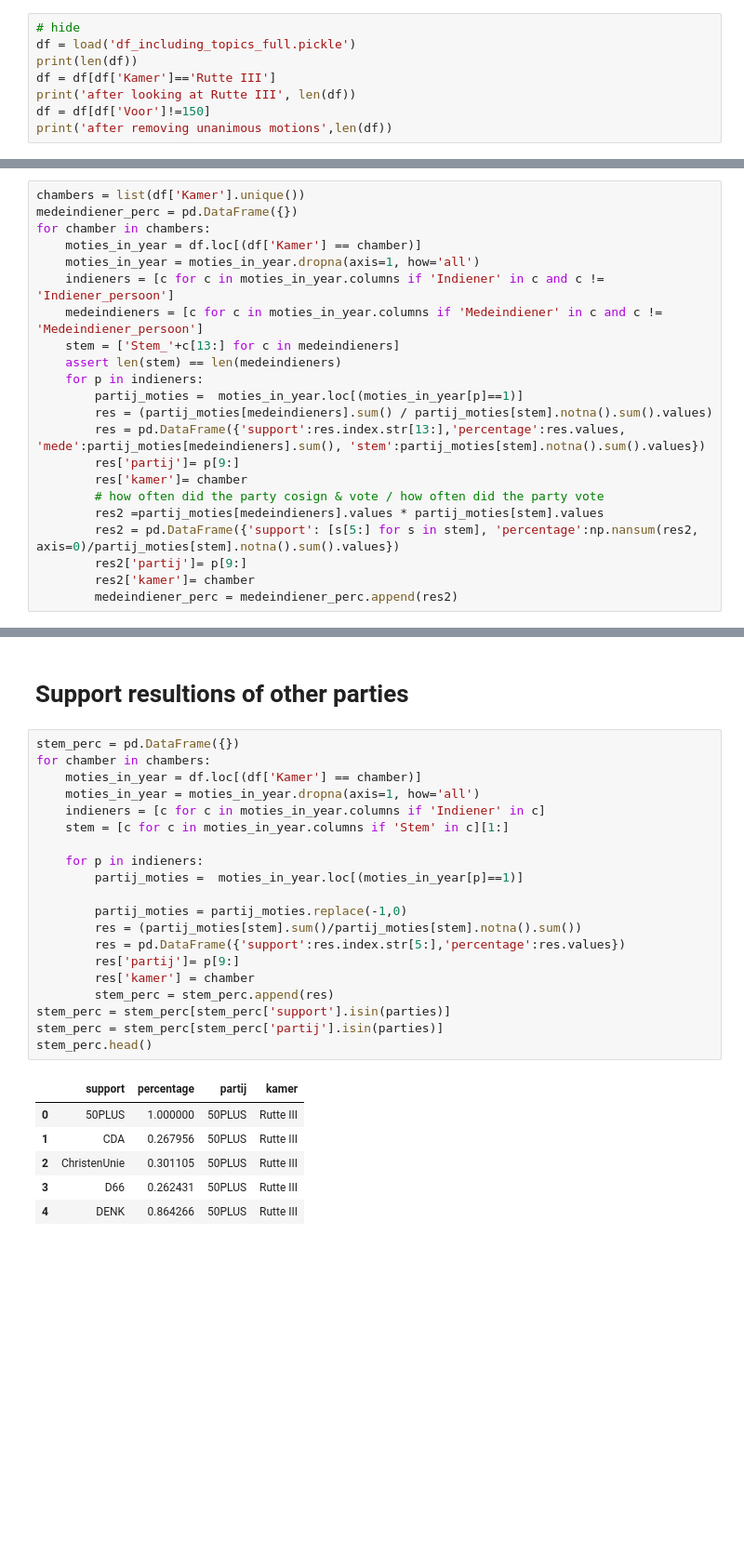
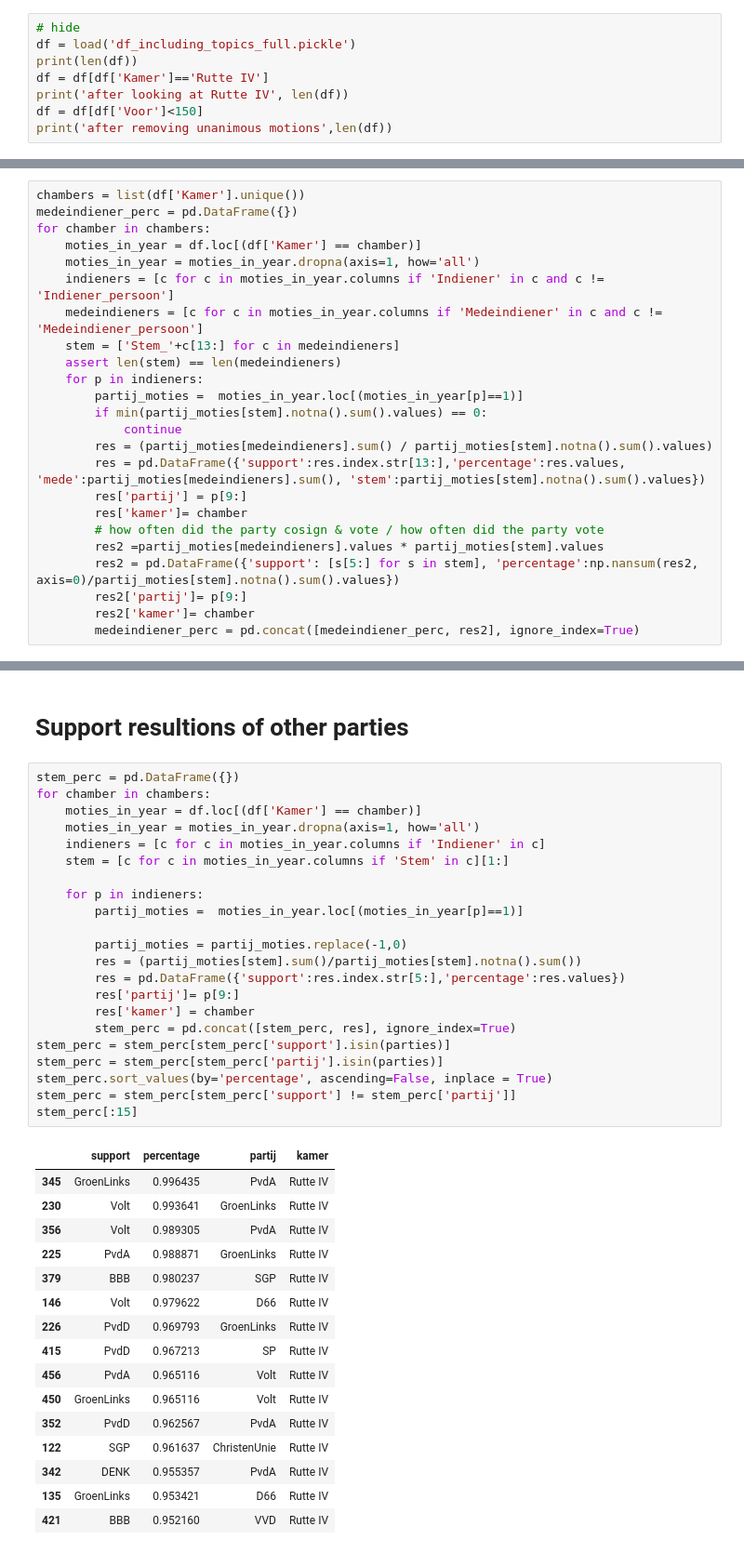
Before and after one commit to jvanelteren/kamermoties, a Jupyter notebook: 5_party-similarity.ipynb, the cells around one changed output, grey strips where cells are left out. Shown at 93% size. Saved outputs shown, nothing was run; the diff lists cells and outputs as text; blank space fills up the shorter version.

```diff
--- a/5_party-similarity.ipynb
+++ b/5_party-similarity.ipynb
@@ -68,8 +42,8 @@ party_size = {k: v*100 for k,v in party_size.items()}
 # hide
 df = load('df_including_topics_full.pickle')
 print(len(df))
-df = df[df['Kamer']=='Rutte III']
-print('after looking at Rutte III', len(df))
-df = df[df['Voor']!=150]
+df = df[df['Kamer']=='Rutte IV']
+print('after looking at Rutte IV', len(df))
+df = df[df['Voor']<150]
 print('after removing unanimous motions',len(df))
 # %% [output]
@@ -161,14 +135,16 @@ for chamber in chambers:
     assert len(stem) == len(medeindieners)
     for p in indieners:
         partij_moties =  moties_in_year.loc[(moties_in_year[p]==1)]
+        if min(partij_moties[stem].notna().sum().values) == 0:
+            continue
         res = (partij_moties[medeindieners].sum() / partij_moties[stem].notna().sum().values)
         res = pd.DataFrame({'support':res.index.str[13:],'percentage':res.values, 'mede':partij_moties[medeindieners].sum(), 'stem':partij_moties[stem].notna().sum().values})
-        res['partij']= p[9:]
+        res['partij'] = p[9:]
         res['kamer']= chamber
         # how often did the party cosign & vote / how often did the party vote
         res2 =partij_moties[medeindieners].values * partij_moties[stem].values
         res2 = pd.DataFrame({'support': [s[5:] for s in stem], 'percentage':np.nansum(res2, axis=0)/partij_moties[stem].notna().sum().values})
         res2['partij']= p[9:]
         res2['kamer']= chamber
-        medeindiener_perc = medeindiener_perc.append(res2)
+        medeindiener_perc = pd.concat([medeindiener_perc, res2], ignore_index=True)
 # %%
@@ -241,30 +244,42 @@ for graphviz_type in ['neato']:
 # %%
 stem_perc = pd.DataFrame({})
 for chamber in chambers:
     moties_in_year = df.loc[(df['Kamer'] == chamber)]
     moties_in_year = moties_in_year.dropna(axis=1, how='all')
     indieners = [c for c in moties_in_year.columns if 'Indiener' in c]
     stem = [c for c in moties_in_year.columns if 'Stem' in c][1:]
 
     for p in indieners:
         partij_moties =  moties_in_year.loc[(moties_in_year[p]==1)]
 
         partij_moties = partij_moties.replace(-1,0)
         res = (partij_moties[stem].sum()/partij_moties[stem].notna().sum())
         res = pd.DataFrame({'support':res.index.str[5:],'percentage':res.values})
         res['partij']= p[9:]
         res['kamer'] = chamber
-        stem_perc = stem_perc.append(res)
+        stem_perc = pd.concat([stem_perc, res], ignore_index=True)
 stem_perc = stem_perc[stem_perc['support'].isin(parties)]
 stem_perc = stem_perc[stem_perc['partij'].isin(parties)]
-stem_perc.head()
+stem_perc.sort_values(by='percentage', ascending=False, inplace = True)
+stem_perc = stem_perc[stem_perc['support'] != stem_perc['partij']]
+stem_perc[:15]
 # %% [output]
 |  | support | percentage | partij | kamer |
-| 0 | 50PLUS | 1.000000 | 50PLUS | Rutte III |
-| 1 | CDA | 0.267956 | 50PLUS | Rutte III |
-| 2 | ChristenUnie | 0.301105 | 50PLUS | Rutte III |
-| 3 | D66 | 0.262431 | 50PLUS | Rutte III |
-| 4 | DENK | 0.864266 | 50PLUS | Rutte III |
+| 345 | GroenLinks | 0.996435 | PvdA | Rutte IV |
+| 230 | Volt | 0.993641 | GroenLinks | Rutte IV |
+| 356 | Volt | 0.989305 | PvdA | Rutte IV |
+| 225 | PvdA | 0.988871 | GroenLinks | Rutte IV |
+| 379 | BBB | 0.980237 | SGP | Rutte IV |
+| 146 | Volt | 0.979622 | D66 | Rutte IV |
+| 226 | PvdD | 0.969793 | GroenLinks | Rutte IV |
+| 415 | PvdD | 0.967213 | SP | Rutte IV |
+| 456 | PvdA | 0.965116 | Volt | Rutte IV |
+| 450 | GroenLinks | 0.965116 | Volt | Rutte IV |
+| 352 | PvdD | 0.962567 | PvdA | Rutte IV |
+| 122 | SGP | 0.961637 | ChristenUnie | Rutte IV |
+| 342 | DENK | 0.955357 | PvdA | Rutte IV |
+| 135 | GroenLinks | 0.953421 | D66 | Rutte IV |
+| 421 | BBB | 0.952160 | VVD | Rutte IV |
 # %%
 # hide_input
 
```
Also changed, not shown: parts of 11 cells of this notebook, 6 other files.
